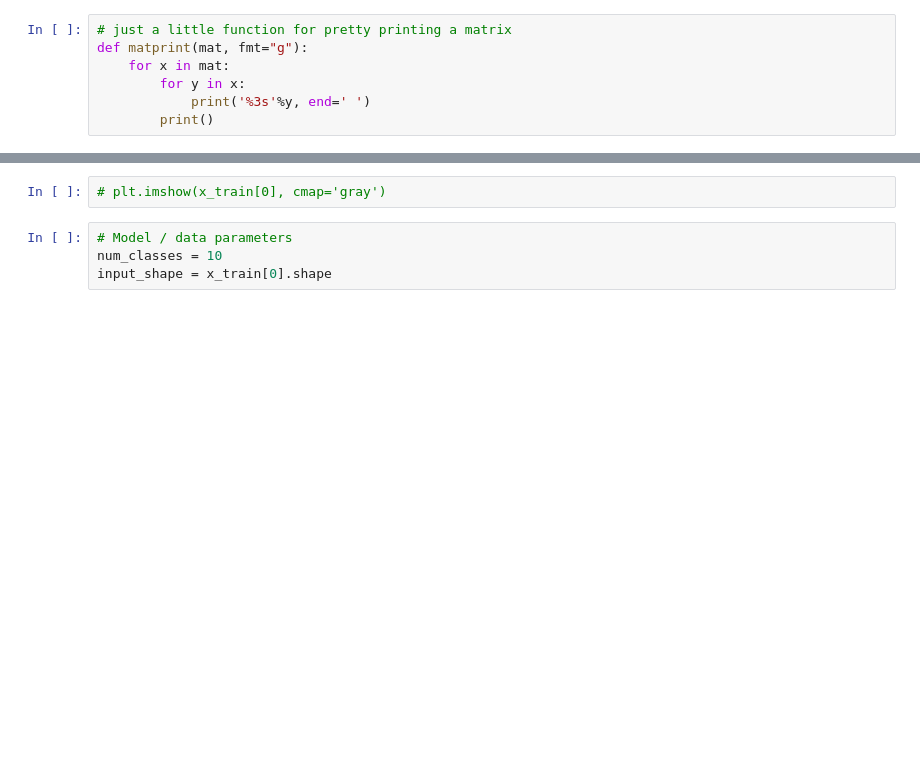
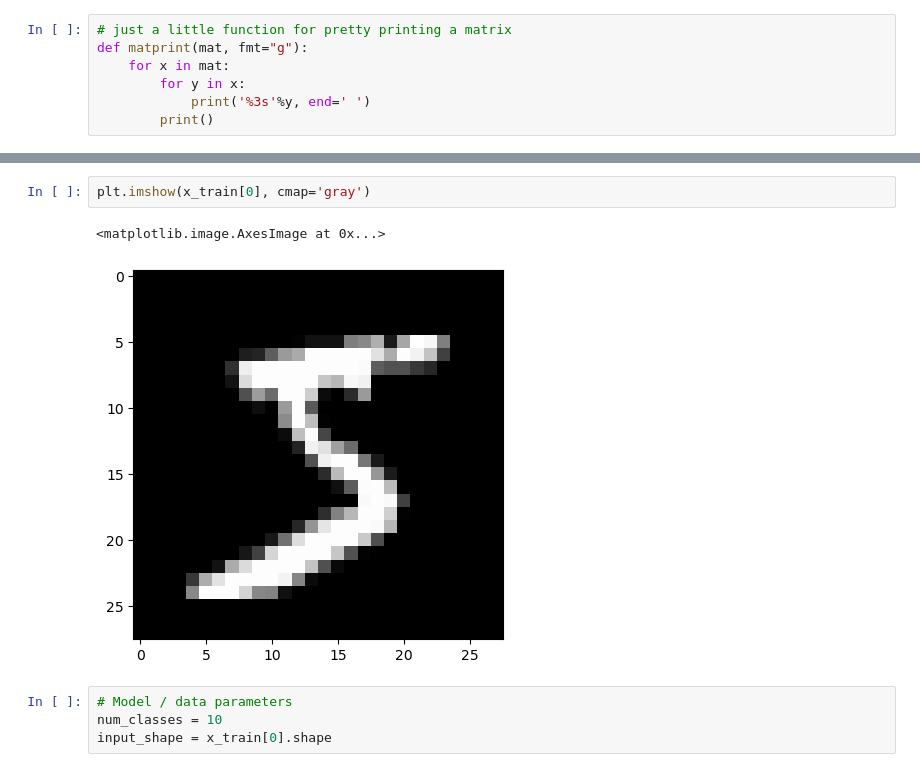
Before and after one commit to beobmun/3_1_algorithm, a Jupyter notebook: machine_learning/[HW2]-NN_model.ipynb, the cells around one changed output, grey strips where cells are left out. Cells and saved outputs as stored; diff of their text form; blank space fills up the shorter version.

```diff
--- a/machine_learning/[HW2]-NN_model.ipynb
+++ b/machine_learning/[HW2]-NN_model.ipynb
@@ -131,5 +253,8 @@ print("x_train[0] shape:", x_train[0].shape)
 # %%
-# plt.imshow(x_train[0], cmap='gray')
+plt.imshow(x_train[0], cmap='gray')
+# %% [output]
+<matplotlib.image.AxesImage at 0x...>
+[figure, added]
 # %%
 # Model / data parameters
 num_classes = 10
```
Also changed, not shown: parts of 17 cells of this notebook.
